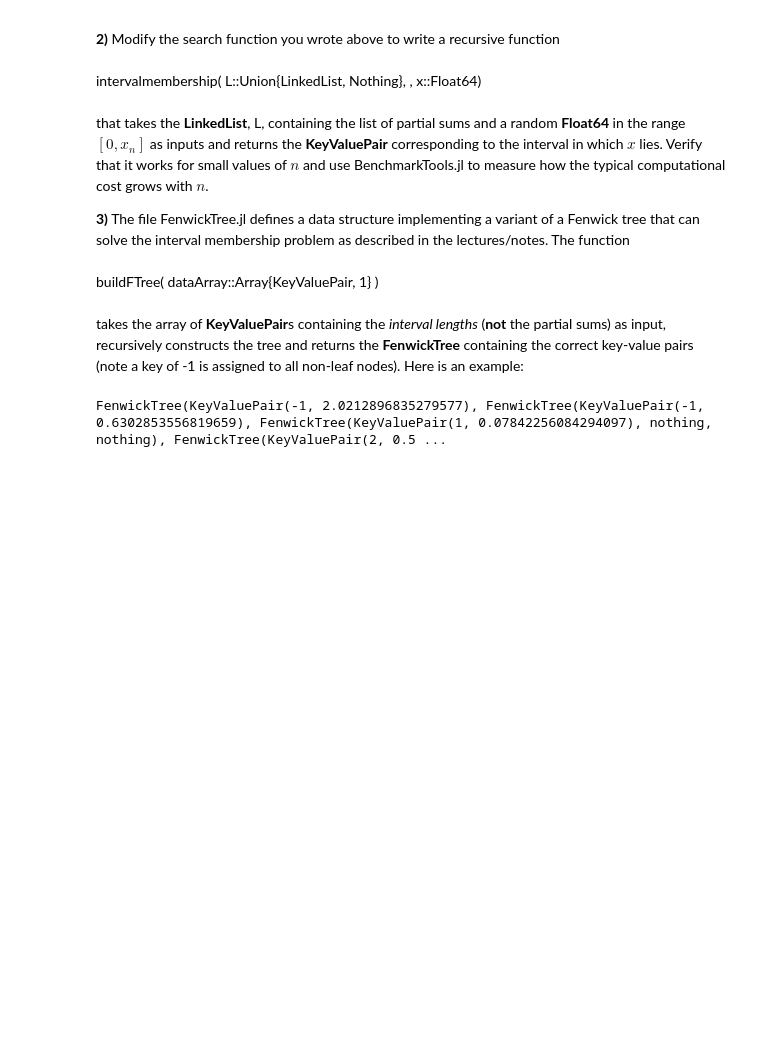
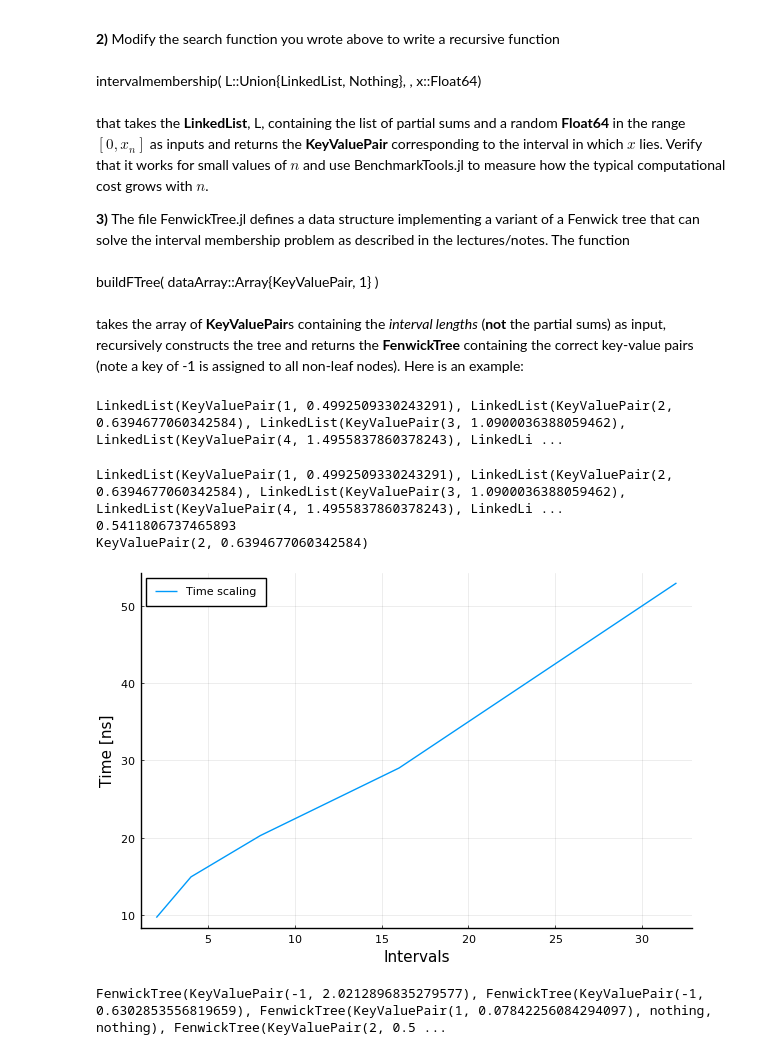
Before and after one commit to MathSys-MSc-2020/ma934-worksheet-3-andrewanguswarwick, a Jupyter notebook: Class-3.ipynb, the cells around one changed output. Cells and saved outputs as stored; diff of their text form; code cells hidden in the pictures; blank space fills up the shorter version.

```diff
--- a/Class-3.ipynb
+++ b/Class-3.ipynb
@@ -166,11 +166,51 @@ takes the array of **KeyValuePair**s containing the *interval lengths* (**not**
 # %%
 n = 5
 y = rand(rng,n)
+x = zeros(n)
 kv = Array{KeyValuePair, 1}(undef, n)
 for i in 1:n
-
-    kv[i] = KeyValuePair(i,X[i])
+  if i > 1
+    x[i] = y[i] + x[i-1]
+  else
+    x[i] = y[i]
+  end
+  kv[i] = KeyValuePair(i,x[i])
 end
+L = buildlist(kv)
+print(L)
+# %% [output]
+LinkedList(KeyValuePair(1, 0.4992509330243291), LinkedList(KeyValuePair(2, 0.6394677060342584), LinkedList(KeyValuePair(3, 1.0900036388059462), LinkedList(KeyValuePair(4, 1.4955837860378243), LinkedLi ...
+# %%
+xi = rand(rng)*x[end]
+ikv = intervalmembership(L,xi)
+println(L,"\n",xi,"\n",ikv)
+# %% [output]
+LinkedList(KeyValuePair(1, 0.4992509330243291), LinkedList(KeyValuePair(2, 0.6394677060342584), LinkedList(KeyValuePair(3, 1.0900036388059462), LinkedList(KeyValuePair(4, 1.4955837860378243), LinkedLi ...
+0.5411806737465893
+KeyValuePair(2, 0.6394677060342584)
+# %%
+jmax = 5
+jrange = 1:jmax
+nvals = 2 .^ jrange
+times = zeros(jmax)
+for j in jrange
+  y = rand(rng, nvals[j])
+  x = zeros(nvals[j])
+  kv = Array{KeyValuePair, 1}(undef, nvals[j])
+  for i in 1:nvals[j]
+    if i > 1
+      x[i] = y[i] + x[i-1]
+    else
+      x[i] = y[i]
+    end
+    kv[i] = KeyValuePair(i,x[i])
+  end
+  L = buildlist(kv)
+  times[j] = median((@benchmark intervalmembership($L,xi) setup=(xi=rand(rng)*$x[end])).times)
+end
+plot(nvals,times,xlabel="Intervals",ylabel="Time [ns]",label="Time scaling")
+# %% [output]
+[figure, added]
 # %%
 T = buildFTree(kv)
 # %% [output]
```
Also changed, not shown: parts of 1 cell of this notebook, 2 other files.
